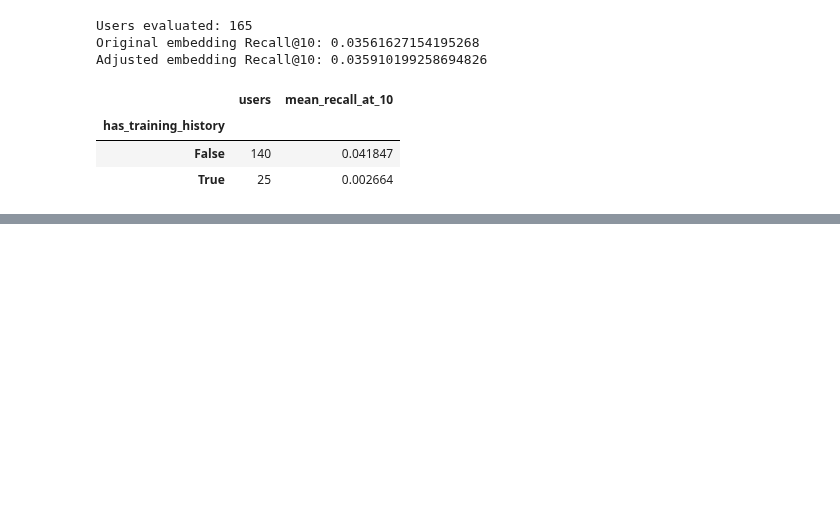
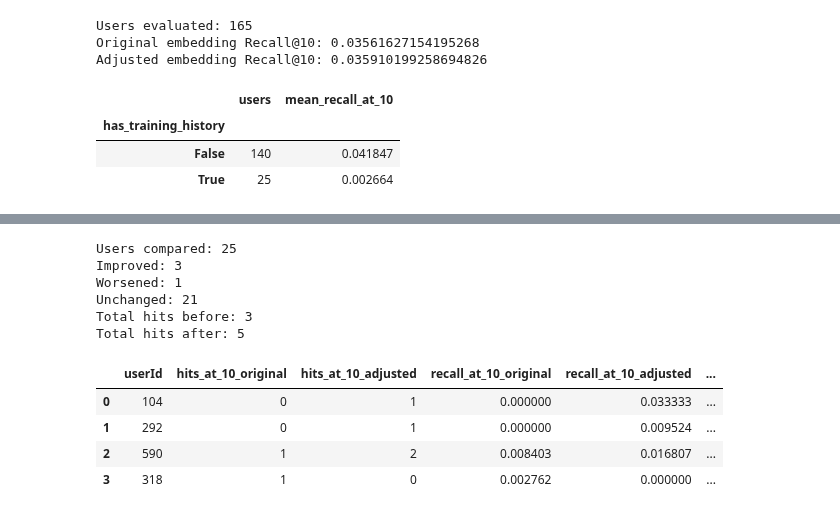
Before and after one commit to clarkbrendenj/movie-recommendation-system, a Jupyter notebook: notebooks/05_semantic_embeddings.ipynb, the cells around one changed output, grey strips where cells are left out. Drawn from its saved outputs; the diff is of its cells as text; code cells hidden in the pictures; blank space fills up the shorter version.

```diff
--- a/notebooks/05_semantic_embeddings.ipynb
+++ b/notebooks/05_semantic_embeddings.ipynb
@@ -1092,0 +1104,76 @@ Adjusted embedding Recall@10: 0.035910199258694826
+# %%
+comparison_columns = [
+    "userId",
+    "positive_movie_count",
+    "hits_at_10",
+    "recall_at_10"
+]
+
+embedding_comparison = (
+    embedding_results.loc[
+        embedding_results["has_training_history"],
+        comparison_columns
+    ]
+    .merge(
+        adjusted_embedding_results[comparison_columns],
+        on="userId",
+        how="left",
+        suffixes=("_original", "_adjusted"),
+        validate="one_to_one"
+    )
+)
+
+# Confirm both evaluations used the same recall denominators
+assert (
+    embedding_comparison["positive_movie_count_original"]
+    == embedding_comparison["positive_movie_count_adjusted"]
+).all()
+
+embedding_comparison["recall_change"] = (
+    embedding_comparison["recall_at_10_adjusted"]
+    - embedding_comparison["recall_at_10_original"]
+)
+
+change = embedding_comparison["recall_change"]
+
+print("Users compared:", len(embedding_comparison))
+print("Improved:", change.gt(0).sum())
+print("Worsened:", change.lt(0).sum())
+print("Unchanged:", change.eq(0).sum())
+
+print(
+    "Total hits before:",
+    embedding_comparison["hits_at_10_original"].sum()
+)
+print(
+    "Total hits after:",
+    embedding_comparison["hits_at_10_adjusted"].sum()
+)
+
+display(
+    embedding_comparison.loc[
+        change.ne(0),
+        [
+            "userId",
+            "hits_at_10_original",
+            "hits_at_10_adjusted",
+            "recall_at_10_original",
+            "recall_at_10_adjusted",
+            "recall_change"
+        ]
+    ]
+    .sort_values("recall_change", ascending=False)
+    .reset_index(drop=True)
+)
+# %% [output]
+Users compared: 25
+Improved: 3
+Worsened: 1
+Unchanged: 21
+Total hits before: 3
+Total hits after: 5
+|  | userId | hits_at_10_original | hits_at_10_adjusted | recall_at_10_original | recall_at_10_adjusted | ... |
+| 0 | 104 | 0 | 1 | 0.000000 | 0.033333 | ... |
+| 1 | 292 | 0 | 1 | 0.000000 | 0.009524 | ... |
+| 2 | 590 | 1 | 2 | 0.008403 | 0.016807 | ... |
+| 3 | 318 | 1 | 0 | 0.002762 | 0.000000 | ... |
```
Also changed, not shown: parts of 4 cells of this notebook.
